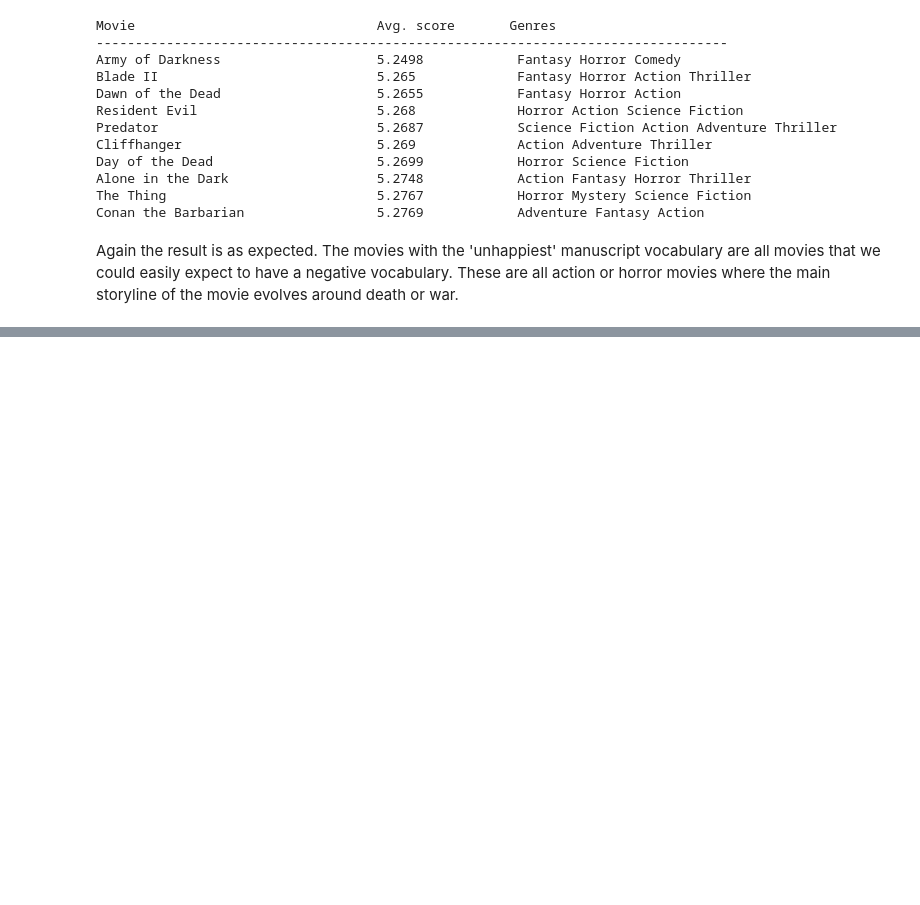
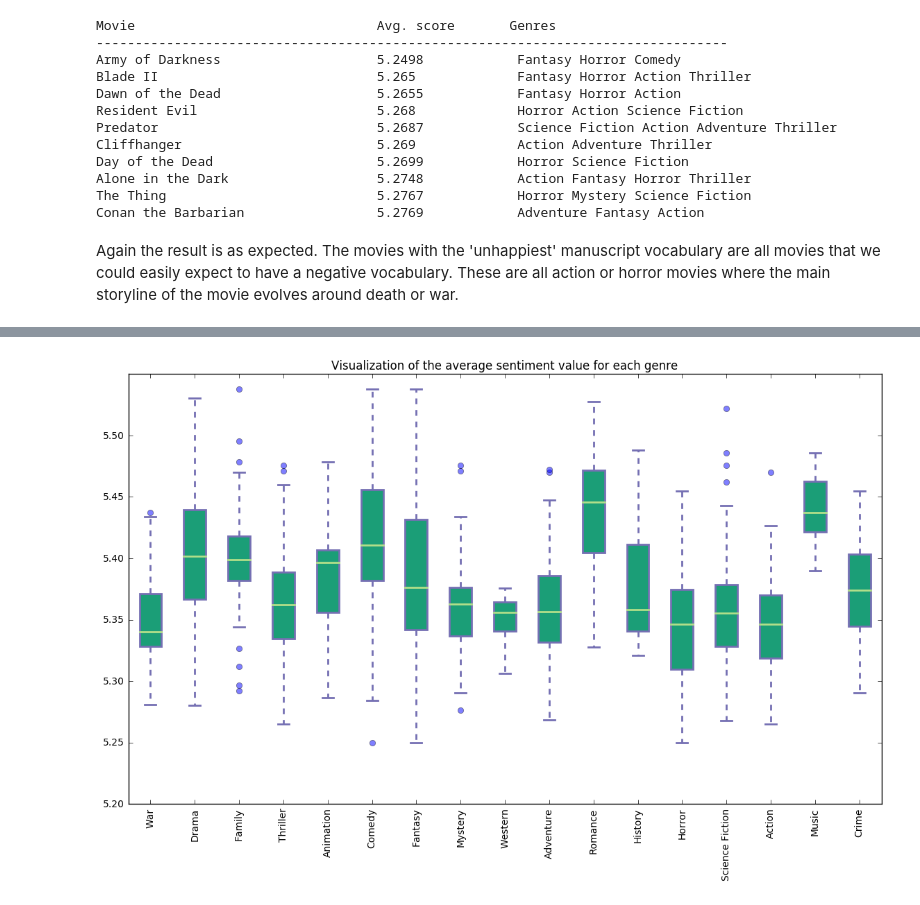
Before and after one commit to gretarg09/DTU__SocialGraphs-FinalProject, a Jupyter notebook: Notebooks/Manuscripts_analysis.ipynb, the cells around one changed output, grey strips where cells are left out. Saved outputs shown, nothing was run; the diff lists cells and outputs as text; code cells hidden in the pictures; blank space fills up the shorter version.

```diff
--- a/Notebooks/Manuscripts_analysis.ipynb
+++ b/Notebooks/Manuscripts_analysis.ipynb
@@ -304,0 +448,85 @@ To further analyse the sentiment, we wanted to find out if the sentiment has som
+# %%
+# Find the average sentiment value for each genre
+
+genre_dict = defaultdict(list)
+
+# intialize the genre dictioary
+for genre in genres:
+    genre_dict[genre] = []
+
+for key,value in happiness_score.items():
+    # for each movie we add the sentimental value to all of the movies genres
+    for genre in [genre['name'] for genre in tmdb_5000_movies[key]['genres']]:
+        genre_dict[genre].append(value)
+# %%
+# Visualize the findings
+# We will both visualize the findings in a boxplot to be able to see the variance within each genre
+
+x = [] # the genre name
+y = [] # the sentiment values for the genres
+
+for key, values in genre_dict.items():
+    x.append(key)
+    y.append(values)
+
+
+## combine these different collections into a list
+data_to_plot = [collectn_1, collectn_2, collectn_3, collectn_4]
+
+# Create a figure instance
+fig = plt.figure(1, figsize=(14, 8))
+
+# Create an axes instance
+ax = fig.add_subplot(111)
+# Create the boxplot
+bp = ax.boxplot(y, patch_artist=True)
+
+
+## change outline color, fill color and linewidth of the boxes
+for box in bp['boxes']:
+    # change outline color
+    box.set( color='#7570b3', linewidth=2)
+    # change fill color
+    box.set( facecolor = '#1b9e77' )
+
+## change color and linewidth of the whiskers
+for whisker in bp['whiskers']:
+    whisker.set(color='#7570b3', linewidth=2)
+
+## change color and linewidth of the caps
+for cap in bp['caps']:
+    cap.set(color='#7570b3', linewidth=2)
+
+## change color and linewidth of the medians
+for median in bp['medians']:
+    median.set(color='#b2df8a', linewidth=2)
+
+## change the style of fliers and their fill
+for flier in bp['fliers']:
+    flier.set(marker='o', color='#e7298a', alpha=0.5)
+
+## Custom x-axis labels
+ax.set_xticklabels(x,rotation = "vertical")
+
+plt.title("Visualization of the average sentiment value for each genre")
+
+plt.show()
+
+# Finally we write out the average value for each genre
+
+print ("{genres_s: <35} {value_s: <14} ".format(
+    genres_s = "Genre", value_s = "Sentiment values"))
+
+print("----------------------------------------------------")
+
+genre_dict_mean = defaultdict(float)
+
+# calculate the mean sentiment value for each genre
+for key, values in genre_dict.items():
+    genre_dict_mean[key] = np.mean(values)
+
+for key, values in sorted(genre_dict_mean.items(),key=operator.itemgetter(1), reverse=True):
+    print ("{genres_s: <35} {value_s: <14} ".format(
+        genres_s = key , value_s = round_sig(np.mean(values),5)))
+# %% [output]
+[figure, added]
```
Also changed, not shown: parts of 23 cells of this notebook.
